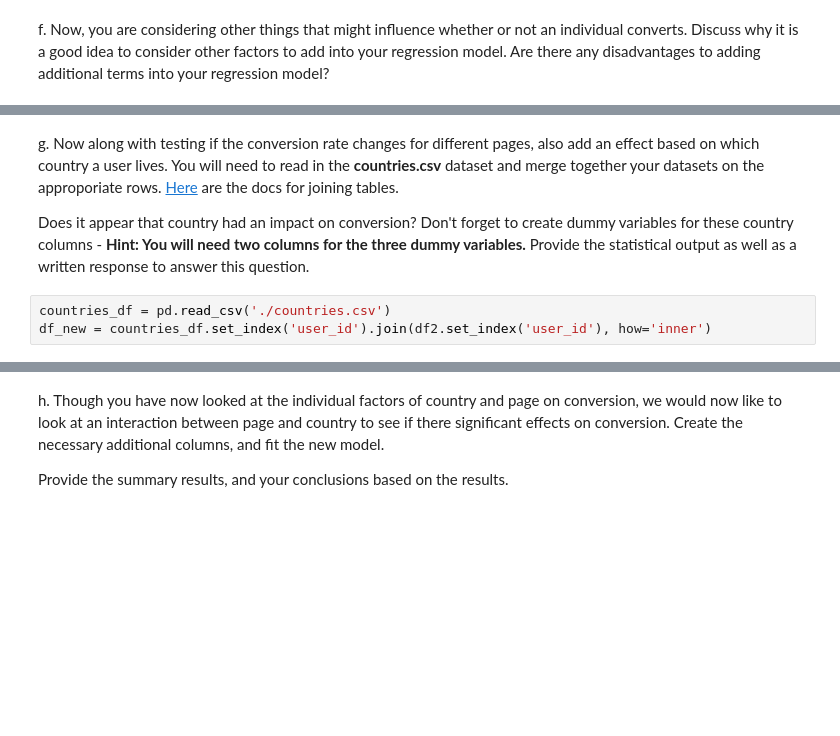
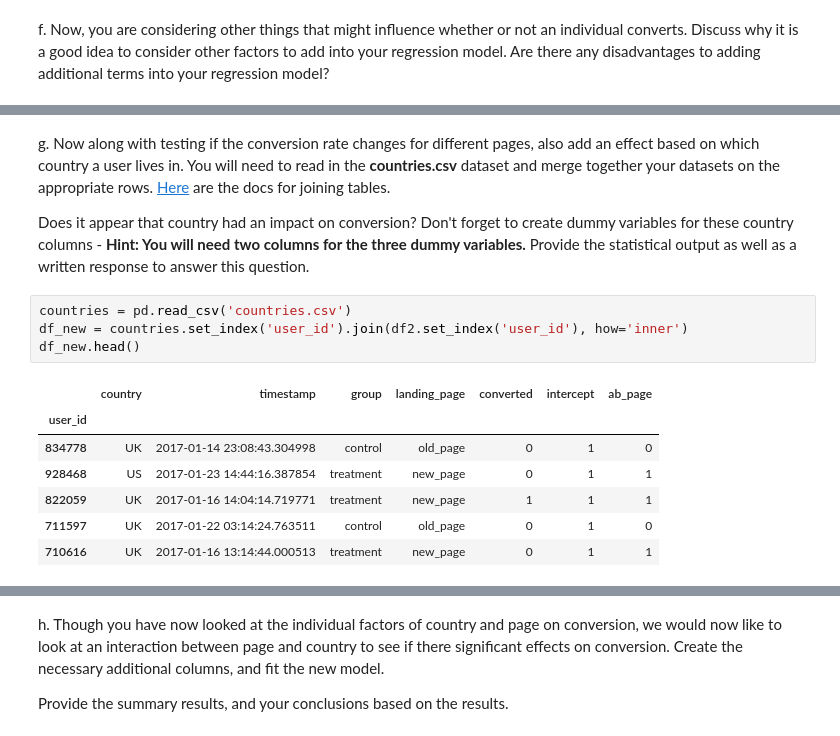
Before and after one commit to christineton/Udacity_Data_Analysis_Nanodegree, a Jupyter notebook: AnalyzeABTestResults/Analyze_ab_test_results_notebook.ipynb, the cells around one changed output, grey strips where cells are left out. Cells and saved outputs as stored; diff of their text form; blank space fills up the shorter version.

Commit message:
adding in a/b testing project

```diff
--- a/AnalyzeABTestResults/Analyze_ab_test_results_notebook.ipynb
+++ b/AnalyzeABTestResults/Analyze_ab_test_results_notebook.ipynb
@@ -292,7 +378,16 @@ f. Now, you are considering other things that might influence whether or not an
 # %% [markdown]
-g. Now along with testing if the conversion rate changes for different pages, also add an effect based on which country a user lives. You will need to read in the **countries.csv** dataset and merge together your datasets on the approporiate rows.  [Here](https://pandas.pydata.org/pandas-docs/stable/generated/pandas.DataFrame.join.html) are the docs for joining tables.
+g. Now along with testing if the conversion rate changes for different pages, also add an effect based on which country a user lives in. You will need to read in the **countries.csv** dataset and merge together your datasets on the appropriate rows.  [Here](https://pandas.pydata.org/pandas-docs/stable/generated/pandas.DataFrame.join.html) are the docs for joining tables.
 
 Does it appear that country had an impact on conversion?  Don't forget to create dummy variables for these country columns - **Hint: You will need two columns for the three dummy variables.** Provide the statistical output as well as a written response to answer this question.
 # %%
-countries_df = pd.read_csv('./countries.csv')
-df_new = countries_df.set_index('user_id').join(df2.set_index('user_id'), how='inner')
+countries = pd.read_csv('countries.csv')
+df_new = countries.set_index('user_id').join(df2.set_index('user_id'), how='inner')
+df_new.head()
+# %% [output]
+|  | country | timestamp | group | landing_page | converted | intercept | ab_page |
+| user_id |  |  |  |  |  |  |  |
+| 834778 | UK | 2017-01-14 23:08:43.304998 | control | old_page | 0 | 1 | 0 |
+| 928468 | US | 2017-01-23 14:44:16.387854 | treatment | new_page | 0 | 1 | 1 |
+| 822059 | UK | 2017-01-16 14:04:14.719771 | treatment | new_page | 1 | 1 | 1 |
+| 711597 | UK | 2017-01-22 03:14:24.763511 | control | old_page | 0 | 1 | 0 |
+| 710616 | UK | 2017-01-16 13:14:44.000513 | treatment | new_page | 0 | 1 | 1 |
```
Also changed, not shown: parts of 88 cells of this notebook.
